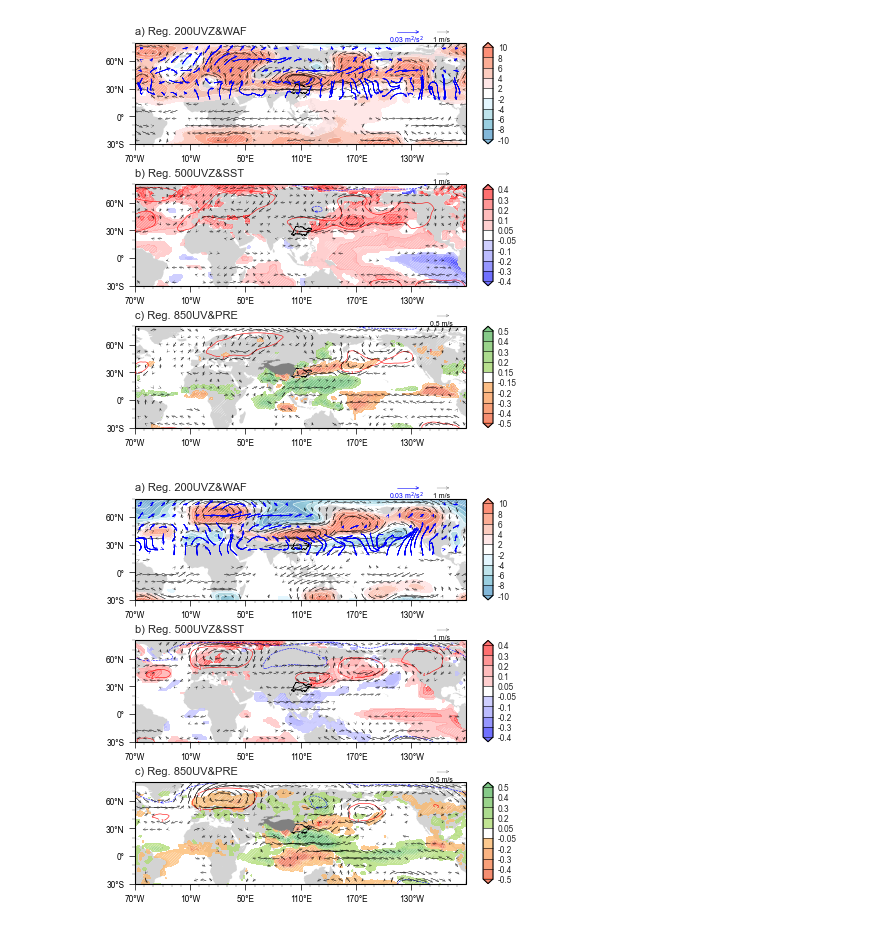
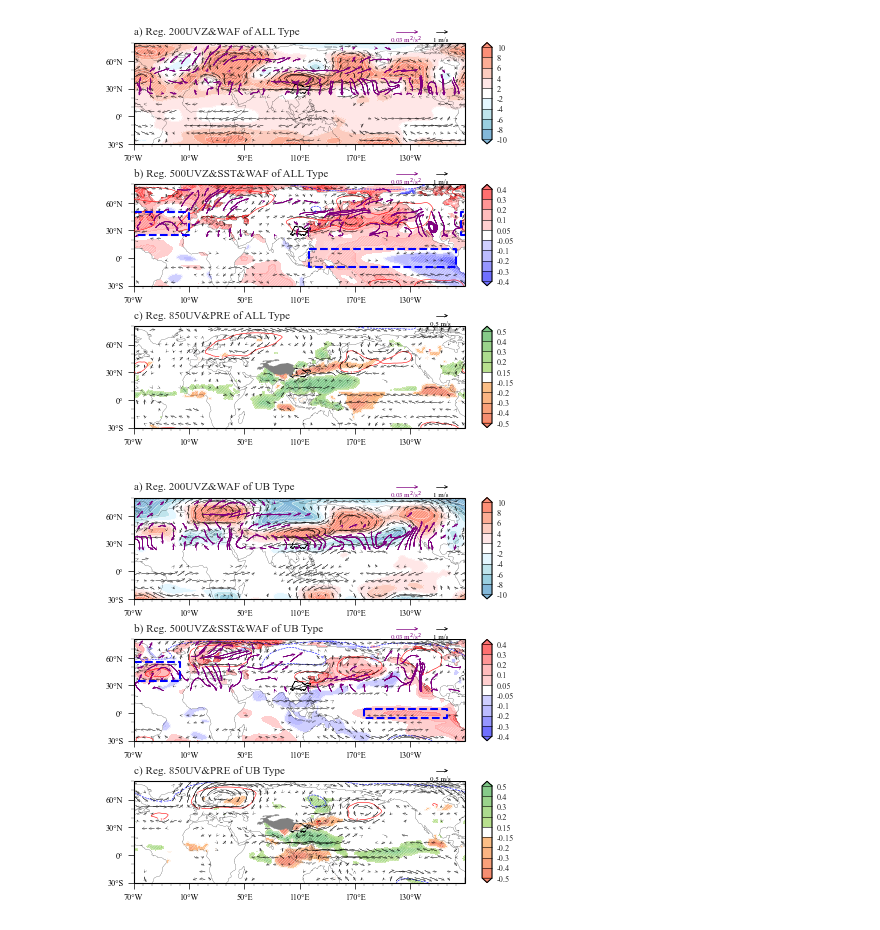
Before and after one commit to hhhopsong/work, a Jupyter notebook: Meteorological/p2/各空间型的异常要素场.ipynb, the cells around one changed output. Drawn from its saved outputs; the diff is of its cells as text; code cells hidden in the pictures.

```diff
--- a/Meteorological/p2/各空间型的异常要素场.ipynb
+++ b/Meteorological/p2/各空间型的异常要素场.ipynb
@@ -201,9 +202,18 @@ U['u'].sel(level=[150, 200, 500]).mean('year').data
 from matplotlib.colors import BoundaryNorm
 from matplotlib import colors
 from toolbar.significance_test import r_test
+from scipy import ndimage
 
+def rec(ax, point, color='blue', ls='--'):
+    x1, x2 = point[:2]
+    y1, y2 = point[2:]
+    x, y = [x1, x2, x2, x1, x1], [y1, y1, y2, y2, y1]
+    ax.plot(x, y, color=color, linestyle=ls, transform=ccrs.PlateCarree())
 
+# 字体为新罗马
+plt.rcParams['font.family'] = 'Times New Roman'
 # 绘图
+type_name = ['MLB Type', 'ALL Type', 'UB Type']
 for ipic in tq.trange(len(K_type['type'])):
     p_th = r_test(62, 0.1) if ipic!=1 else r_test(61, 0.1)# 62为样本量，0.1为显著性水平
     fig = plt.figure(figsize=(10, 5))
@@ -212,11 +222,11 @@ for ipic in tq.trange(len(K_type['type'])):
     xticks1 = np.arange(-180, 180, 10)
     yticks1 = np.arange(-30, 81, 30)
     ax1 = fig.add_subplot(gs[0], projection=ccrs.PlateCarree(central_longitude=180-70))
-    ax1.set_title(f"a) Reg. 200UVZ&WAF", fontsize=8, loc='left')
-    # ax1.add_feature(cfeature.COASTLINE.with_scale('110m'), linewidth=0.25)
+    ax1.set_title(f"a) Reg. 200UVZ&WAF of {type_name[ipic]}", fontsize=8, loc='left')
+    ax1.add_feature(cfeature.COASTLINE.with_scale('110m'), linewidth=0.15)
     ax1.add_geometries(Reader(r'D:\PyFile\map\self\长江_TP\长江_tp.shp').geometries(), ccrs.PlateCarree(),
                       facecolor='none', edgecolor='black', linewidth=.5)
-    ax1.add_feature(cfeature.LAND.with_scale('110m'), color='lightgray', lw=0.05)
+    # ax1.add_feature(cfeature.LAND.with_scale('110m'), color='lightgray', lw=0.05)
     ax1.set_extent([-180, 180, -30, 80], crs=ccrs.PlateCarree(central_longitude=0))
     latlon_fmt(ax1, xticks1, yticks1, MultipleLocator(60), MultipleLocator(10), MultipleLocator(30), MultipleLocator(10))
     # 3Dwaf
@@ -240,7 +250,7 @@ for ipic in tq.trange(len(K_type['type'])):
     reg_z_, lon = add_cyclic_point(corr_z['reg'].sel(type=ipic+1, level=200), coord=corr_z['lon'])
     corr_z_, lon = add_cyclic_point(corr_z['corr'].sel(type=ipic+1, level=200), coord=corr_z['lon'])
     lev_z = np.array([-10, -8, -6, -4, -2, 2, 4, 6, 8, 10])
-    reg_z_ = np.where((np.abs(reg_z_) < 30), np.nan, reg_z_)
+    # reg_z_ = np.where((np.abs(reg_z_) < 30), np.nan, reg_z_)
     waf_contf = ax1.contourf(lon, corr_z['lat'], reg_z_/9.8,
                                            levels=lev_z,
                                            cmap=cmaps.temp_diff_18lev[5:-5],
@@ -259,9 +269,10 @@ for ipic in tq.trange(len(K_type['type'])):
                                    color='k', thinning=['50%', 'min'], nanmax=20/3)
     wind.key(fig, U=1, label='1 m/s', ud=7.7, edgecolor='none', arrowsize=.5, color='k', linewidth=0.5)
     WAF_cq = Curlyquiver(ax1, waf_x['lon'], waf_x.sel(lat=np.arange(0, 90))['lat'],
-                                  waf_x.sel(lat=np.arange(0, 90), level=200), waf_y.sel(lat=np.arange(0, 90), level=200),
+                                  ndimage.gaussian_filter(waf_x.sel(lat=np.arange(0, 90), level=200), 1),
+                         ndimage.gaussian_filter(waf_y.sel(lat=np.arange(0, 90), level=200), 1),
                                   regrid=10, center_lon=110, arrowsize=.5, scale=5, linewidth=0.4,
-                                  color='blue', thinning=['45%', 'min'], nanmax=0.1)
+                                  color='purple', thinning=['60%', 'min'], nanmax=0.1)
     WAF_cq.key(fig, U=.03, label='0.03 m$^2$/s$^2$', lr=1.7, ud=7.7, edgecolor='none', arrowsize=.5, linewidth=0.5)
     # 边框显示为黑色
     ax1.grid(False)
@@ -277,10 +288,10 @@ for ipic in tq.trange(len(K_type['type'])):
     cb1.ax.tick_params(length=0, labelsize=6)  # length为刻度线的长度
 
     ax2 = fig.add_subplot(gs[1], projection=ccrs.PlateCarree(central_longitude=180-70))
-    ax2.set_title(f"b) Reg. 500UVZ&SST", fontsize=8, loc='left')
-    # ax2.add_feature(cfeature.COASTLINE.with_scale('110m'), linewidth=0.25)
+    ax2.set_title(f"b) Reg. 500UVZ&SST&WAF of {type_name[ipic]}", fontsize=8, loc='left')
+    ax2.add_feature(cfeature.COASTLINE.with_scale('110m'), linewidth=0.15)
     ax2.add_geometries(Reader(r'D:\PyFile\map\self\长江_TP\长江_tp.shp').geometries(), ccrs.PlateCarree(),facecolor='none', edgecolor='black', linewidth=.5)
-    ax2.add_feature(cfeature.LAND.with_scale('110m'), color='lightgray', lw=0.05)
+    # ax2.add_feature(cfeature.LAND.with_scale('110m'), color='lightgray', lw=0.05)
     ax2.set_extent([-180, 180, -30, 80], crs=ccrs.PlateCarree(central_longitude=0))
     latlon_fmt(ax2, xticks1, yticks1, MultipleLocator(60), MultipleLocator(10), MultipleLocator(30), MultipleLocator(10))
     # z
@@ -296,7 +307,7 @@ for ipic in tq.trange(len(K_type['type'])):
     corr_sst_, lon = add_cyclic_point(corr_sst['corr'].sel(type=ipic+1), coord=corr_sst['lon'])
     # sst
     lev_sst = np.array([-.4, -.3, -.2, -.1, -.05, .05, .1, .2, .3, .4])
-    reg_sst_ = np.where((np.abs(reg_sst_) < 0.05), np.nan, reg_sst_)
+    # reg_sst_ = np.where((np.abs(reg_sst_) < 0.05), np.nan, reg_sst_)
     sst = ax2.contourf(lon, corr_sst['lat'], reg_sst_, cmap=cmaps.GMT_polar[2:10-2] + cmaps.CBR_wet[0] + cmaps.GMT_polar[10+2:-2], levels=lev_sst, extend='both', transform=ccrs.PlateCarree(central_longitude=0), alpha=0.75)
     p_test = np.where(np.abs(corr_sst_) > p_th, 0, np.nan)
     #ax2.quiver(lon, corr_sst['lat'], p_test, p_test, transform=ccrs.PlateCarree(central_longitude=0), color='w', scale=20, headlength=2, headaxislength=2, regrid_shape=60)
@@ -311,10 +322,26 @@ for ipic in tq.trange(len(K_type['type'])):
                                   center_lon=110, arrowsize=.5, scale=5, linewidth=0.15, regrid=15,
                                   color='k', nanmax=wind.nanmax, thinning=['50%', 'min'])
     wind.key(fig, U=1, label='1 m/s', ud=7.7, edgecolor='none', arrowsize=.5, color='k', linewidth=0.5)
+    WAF_cq = Curlyquiver(ax2, waf_x['lon'], waf_x.sel(lat=np.arange(0, 90))['lat'],
+                                  ndimage.gaussian_filter(waf_x.sel(lat=np.arange(0, 90), level=500), 1),
+                         ndimage.gaussian_filter(waf_y.sel(lat=np.arange(0, 90), level=500), 1),
+                                  regrid=10, center_lon=110, arrowsize=.5, scale=5, linewidth=0.4,
+                                  color='purple', thinning=['75%', 'min'], nanmax=0.1)
+    WAF_cq.key(fig, U=.03, label='0.03 m$^2$/s$^2$', lr=1.7, ud=7.7, edgecolor='none', arrowsize=.5, linewidth=0.5)
     # 边框显示为黑色
     ax2.grid(False)
     for spine in ax2.spines.values():
         spine.set_edgecolor('black')
+
+    # 框选因子
+    if ipic==0:
+        rec(ax2, [160, 360-85, 5, -5], color='blue', ls='--')
+    elif ipic==1:
+        rec(ax2, [-75, -10, 50, 25], color='blue', ls='--')
+        rec(ax2, [120, 360-80, 10, -10], color='blue', ls='--')
+    else:
+        rec(ax2, [-70, -20, 55, 35], color='blue', ls='--')
+        rec(ax2, [180, 360-90, 5, -5], color='blue', ls='--')
     # 色条
     ax2_colorbar = inset_axes(ax2, width="3%", height="100%", loc='lower left', bbox_to_anchor=(1.05, 0., 1, 1), bbox_transform=ax2.transAxes, borderpad=0)
     cb2 = plt.colorbar(sst, cax=ax2_colorbar, orientation='vertical', drawedges=True)
@@ -325,18 +352,18 @@ for ipic in tq.trange(len(K_type['type'])):
     cb2.ax.tick_params(length=0, labelsize=6)  # length为刻度线的长度
 
     ax3 = fig.add_subplot(gs[2], projection=ccrs.PlateCarree(central_longitude=110))
-    ax3.set_title(f"c) Reg. 850UV&PRE", fontsize=8, loc='left')
-    # ax3.add_feature(cfeature.COASTLINE.with_scale('110m'), linewidth=0.25)
+    ax3.set_title(f"c) Reg. 850UV&PRE of {type_name[ipic]}", fontsize=8, loc='left')
+    ax3.add_feature(cfeature.COASTLINE.with_scale('110m'), linewidth=0.15)
     ax3.add_geometries(Reader(r'D:\PyFile\map\self\长江_TP\长江_tp.shp').geometries(), ccrs.PlateCarree(),facecolor='none', edgecolor='black', linewidth=.5)
     ax3.add_geometries(Reader(r'D:\PyFile\map\地图边界数据\青藏高原边界数据总集\TPBoundary_2500m\TPBoundary_2500m.shp').geometries(),
                                    ccrs.PlateCarree(), facecolor='gray', edgecolor='gray', linewidth=.1, hatch='.', zorder=10)
     ax3.set_extent([-180, 180, -30, 80], crs=ccrs.PlateCarree(central_longitude=0))
-    ax3.add_feature(cfeature.LAND.with_scale('110m'), color='lightgray', lw=0.05)
+    # ax3.add_feature(cfeature.LAND.with_scale('110m'), color='lightgray', lw=0.05)
     latlon_fmt(ax3, xticks1, yticks1, MultipleLocator(60), MultipleLocator(10), MultipleLocator(30), MultipleLocator(10))
     reg_pre_, lon = add_cyclic_point(corr_pre['reg'].sel(type=ipic+1), coord=corr_pre['lon'])
     corr_pre_, lon = add_cyclic_point(corr_pre['corr'].sel(type=ipic+1), coord=corr_pre['lon'])
-    lev_pre = np.array([-.5, -.4, -.3, -.2, -.15, .15, .2, .3, .4, .5]) if ipic != 2 else np.array([-.5, -.4, -.3, -.2, -.05, .05, .2, .3, .4, .5])
-    reg_pre_ = np.where((np.abs(reg_pre_) <= 0.15), np.nan, reg_pre_) if ipic!= 2 else np.where((np.abs(reg_pre_) <= 0.05), np.nan, reg_pre_)
+    lev_pre = np.array([-.5, -.4, -.3, -.2, -.15, .15, .2, .3, .4, .5]) if ipic != 2 else np.array([-.5, -.4, -.3, -.2, -.15, .15, .2, .3, .4, .5])
+    # reg_pre_ = np.where((np.abs(reg_pre_) <= 0.15), np.nan, reg_pre_) if ipic!= 2 else np.where((np.abs(reg_pre_) <= 0.05), np.nan, reg_pre_)
     # pre
     pre = ax3.contourf(lon, corr_pre['lat'], reg_pre_, cmap=cmaps.MPL_RdYlGn[22+0:56-10] + cmaps.CBR_wet[0] + cmaps.MPL_RdYlGn[72+10:106-0], levels=lev_pre, extend='both', transform=ccrs.PlateCarree(central_longitude=0), alpha=0.75)
     pre_edge = ax3.contour(lon, corr_pre['lat'], reg_pre_, colors='white', levels=lev_pre, linestyles='solid',linewidths=0.2, transform=ccrs.PlateCarree(central_longitude=0))
@@ -380,5 +407,5 @@ for ipic in tq.trange(len(K_type['type'])):
-[figure, old version]
+[figure, new version]
-[figure, old version]
+[figure, new version]
 # %%
 if 1:
     #100hPa 西部型相关
```
Also changed, not shown: parts of 2 cells of this notebook, 4 other files.
